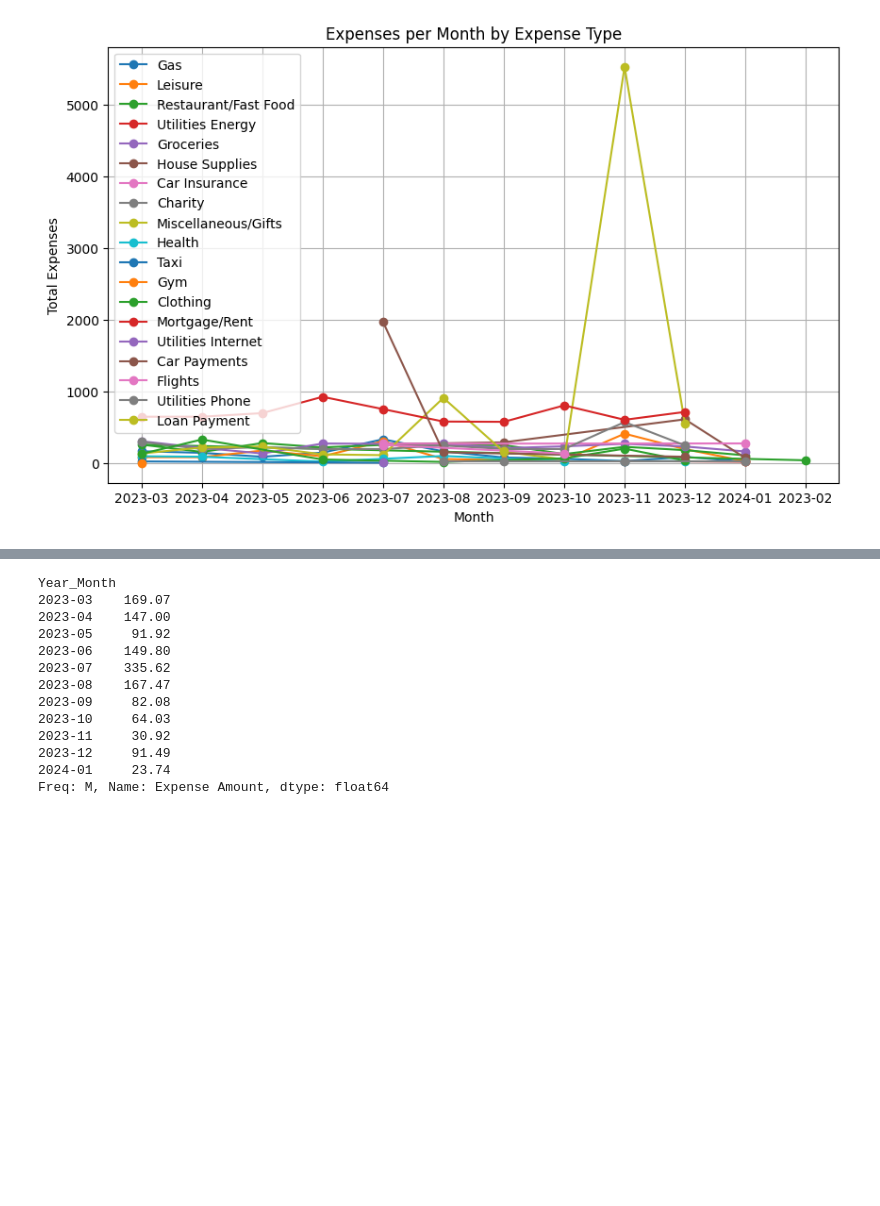
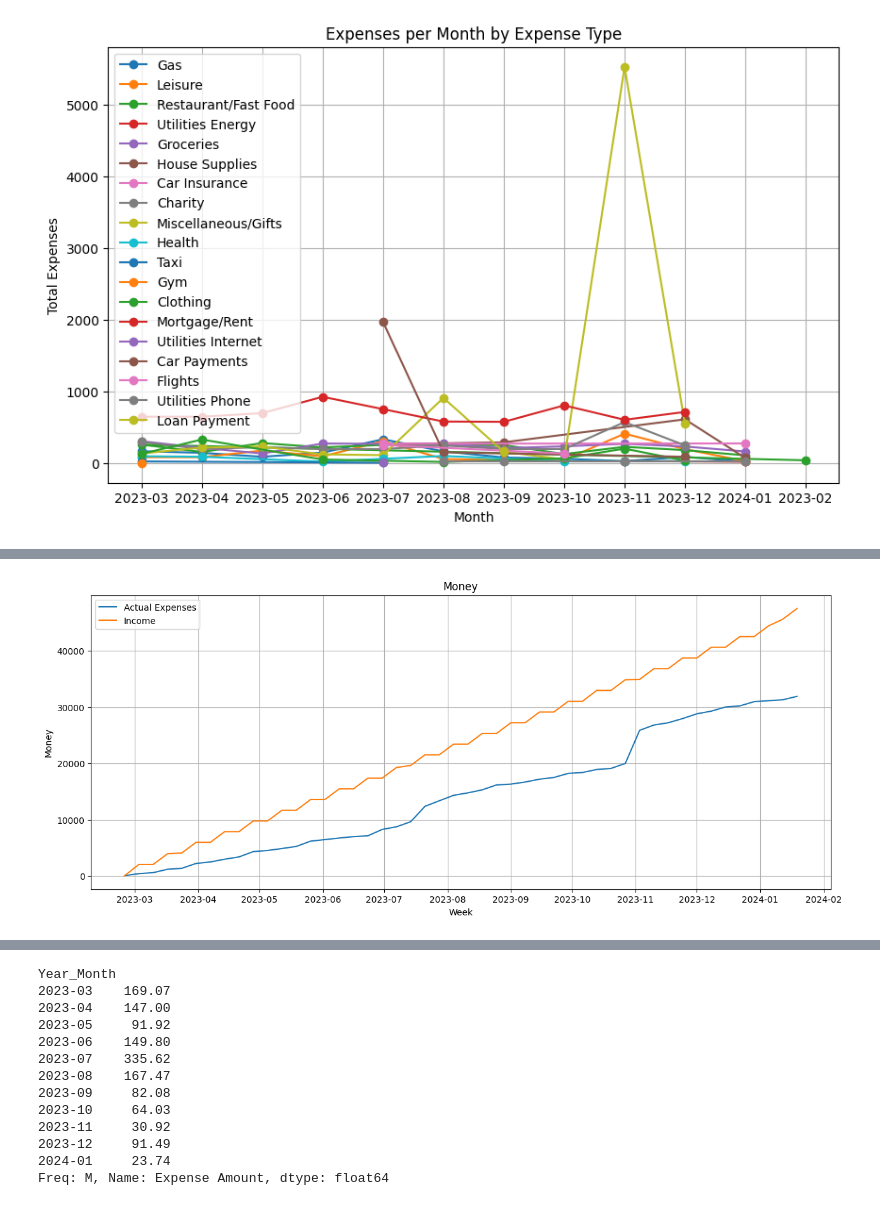
Before and after one commit to lorossi1/auto_finance, a Jupyter notebook: auto_finance/API_Test.ipynb, the cells around one changed output, grey strips where cells are left out. Saved outputs shown, nothing was run; the diff lists cells and outputs as text; code cells hidden in the pictures; blank space fills up the shorter version.

```diff
--- a/auto_finance/API_Test.ipynb
+++ b/auto_finance/API_Test.ipynb
@@ -235,0 +542,37 @@ else:
+# %%
+income['Date_Week'] = pd.to_datetime(income['Year_Week'] + '-5', format='%Y-%U-%w')
+
+weekly_income = income.groupby(by=['Date_Week'])['Amount Received'].sum().reset_index()
+
+
+weekly_income_n_expenses = pd.merge(weekly_income, weekly_est_ideal_actual, how='outer', on='Date_Week')
+weekly_income_n_expenses['Income Received'] = weekly_income_n_expenses['Amount Received'].fillna(0)
+weekly_income_n_expenses['Cumulative Income'] = weekly_income_n_expenses['Income Received'].cumsum()
+weekly_income_n_expenses['Actual Capital'] = weekly_income_n_expenses['Cumulative Income'] - weekly_income_n_expenses['Cumulative Actual Weekly']
+weekly_income_n_expenses['Estimated Capital'] = weekly_income_n_expenses['Cumulative Income'] - weekly_income_n_expenses['Cumulative Estimated Weekly']
+weekly_income_n_expenses['Ideal Capital'] = weekly_income_n_expenses['Cumulative Income'] - weekly_income_n_expenses['Cumulative Ideal Weekly']
+weekly_income_n_expenses
+# %%
+# ALL LINES THAT I WANT
+import matplotlib.pyplot  as plt
+
+plt.figure(figsize=(15, 6))
+
+#plt.plot(weekly_income_n_expenses['Date_Week'], weekly_income_n_expenses['Cumulative Estimated Weekly'], label='Estimated Expenses')
+#plt.plot(weekly_income_n_expenses['Date_Week'], weekly_income_n_expenses['Cumulative Ideal Weekly'], label='Ideal Expenses')
+
+# plt.plot(weekly_income_n_expenses['Date_Week'], weekly_income_n_expenses['Estimated Capital'], label='Estimate Capital')
+# plt.plot(weekly_income_n_expenses['Date_Week'], weekly_income_n_expenses['Ideal Capital'], label='Ideal Capital')
+# plt.plot(weekly_income_n_expenses['Date_Week'], weekly_income_n_expenses['Actual Capital'], label='Capital')
+
+plt.plot(weekly_income_n_expenses['Date_Week'], weekly_income_n_expenses['Cumulative Actual Weekly'], label='Actual Expenses')
+plt.plot(weekly_income_n_expenses['Date_Week'], weekly_income_n_expenses['Cumulative Income'], label='Income')
+
+plt.xlabel('Week')
+plt.ylabel('Money')
+plt.title('Money')
+plt.legend()
+plt.grid(True)
+plt.show()
+# %% [output]
+[figure, added]
```
Also changed, not shown: parts of 15 cells of this notebook, 3 other files.
